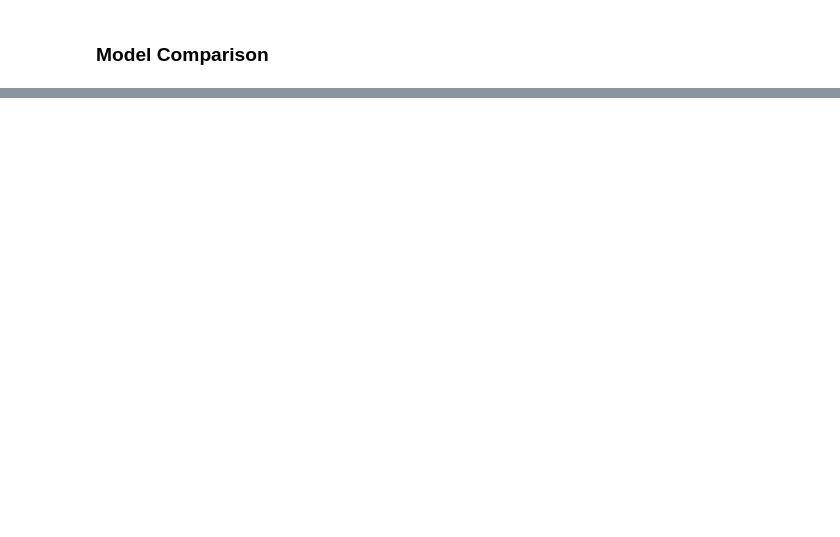
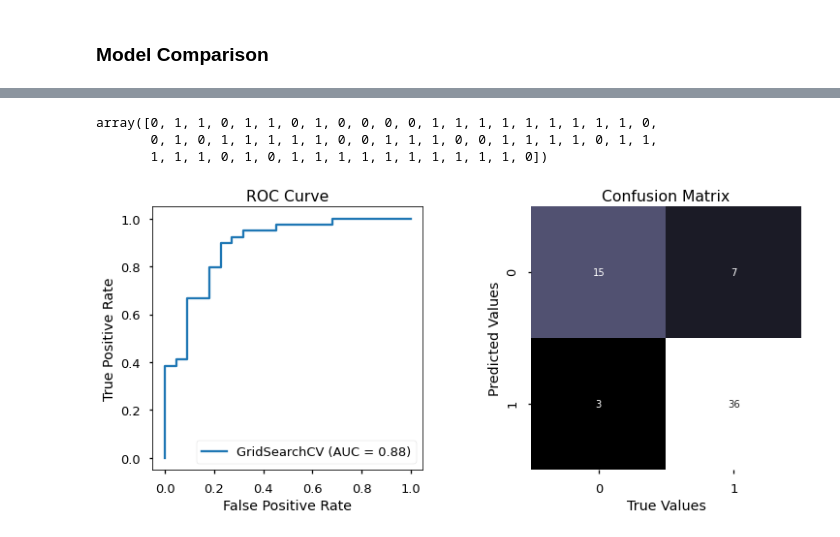
Before and after one commit to Homerm54/Heart-Disease-Predictor, a Jupyter notebook: Heart Disease Prediction Model.ipynb, the cells around one changed output, grey strips where cells are left out. Cells and saved outputs as stored; diff of their text form; code cells hidden in the pictures; blank space fills up the shorter version.

Commit message:
First Experimanetation Finished

```diff
--- a/Heart Disease Prediction Model.ipynb
+++ b/Heart Disease Prediction Model.ipynb
@@ -711,0 +772,14 @@ The baseline models (without hyperparameter adjustment) Random forest and Logist
+# %%
+# Exhaustive combination of parameters
+
+# Hyperparametrs v2
+log_model_hyperparamv2 = {
+    'C': np.logspace(-4, 4, 30),
+    'solver': ['liblinear']
+}
+
+grid_logistic_model = GridSearchCV(LogisticRegression(),
+                                  param_grid=log_model_hyperparamv2,
+                                  verbose=True)
+
+grid_logistic_model.fit(X_train, y_train)
@@ -711,0 +820,29 @@ The baseline models (without hyperparameter adjustment) Random forest and Logist
+# %%
+# First make predictions to have what to compare
+
+y_predicts = grid_logistic_model.predict(X_test)
+y_predicts
+# %% [output]
+array([0, 1, 1, 0, 1, 1, 0, 1, 0, 0, 0, 0, 1, 1, 1, 1, 1, 1, 1, 1, 1, 0,
+       0, 1, 0, 1, 1, 1, 1, 1, 0, 0, 1, 1, 1, 0, 0, 1, 1, 1, 1, 0, 1, 1,
+       1, 1, 1, 0, 1, 0, 1, 1, 1, 1, 1, 1, 1, 1, 1, 1, 0])
+# %%
+def plot_confusion_matrix(ax, y_test, y_preds):
+    """
+    Plot a Confusion Matrix using Seaborn's heatmap and Scikit Learn's confusion_matrix
+    """
+    sns.heatmap(confusion_matrix(y_test, y_preds), annot=True, cbar=False, ax=ax,
+               cmap='bone')
+    ax.set_title('Confusion Matrix')
+    ax.set_xlabel('True Values')
+    ax.set_ylabel('Predicted Values')
+# %%
+fig, ax = plt.subplots(ncols=2, figsize=(12, 5))
+
+fig.subplots_adjust(wspace=0.4)
+
+ax[0].set_title('ROC Curve')
+plot_roc_curve(grid_logistic_model, X_test, y_test, ax=ax[0])
+plot_confusion_matrix(ax[1], y_test, y_predicts);
+# %% [output]
+[figure, added]
```
Also changed, not shown: parts of 27 cells of this notebook.
